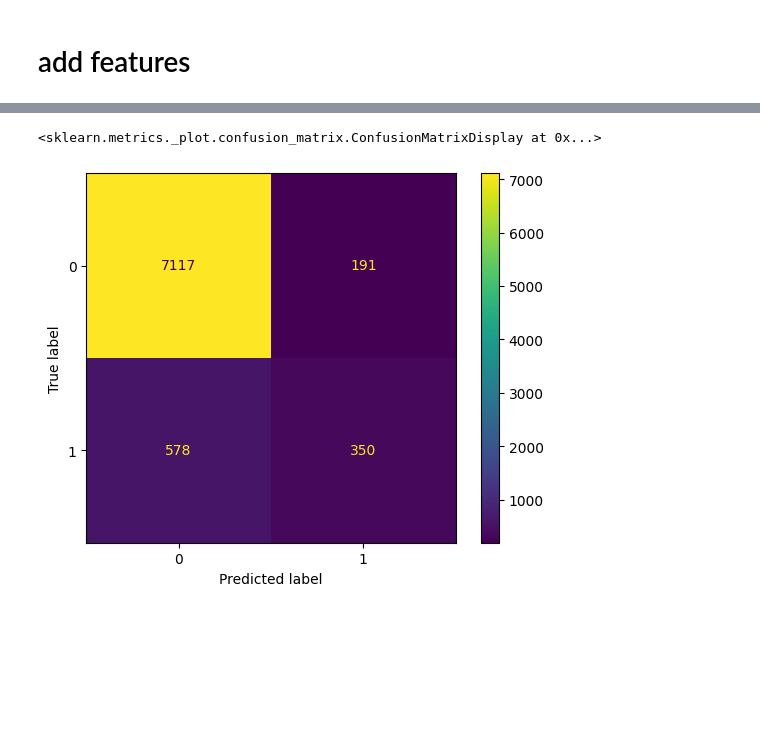
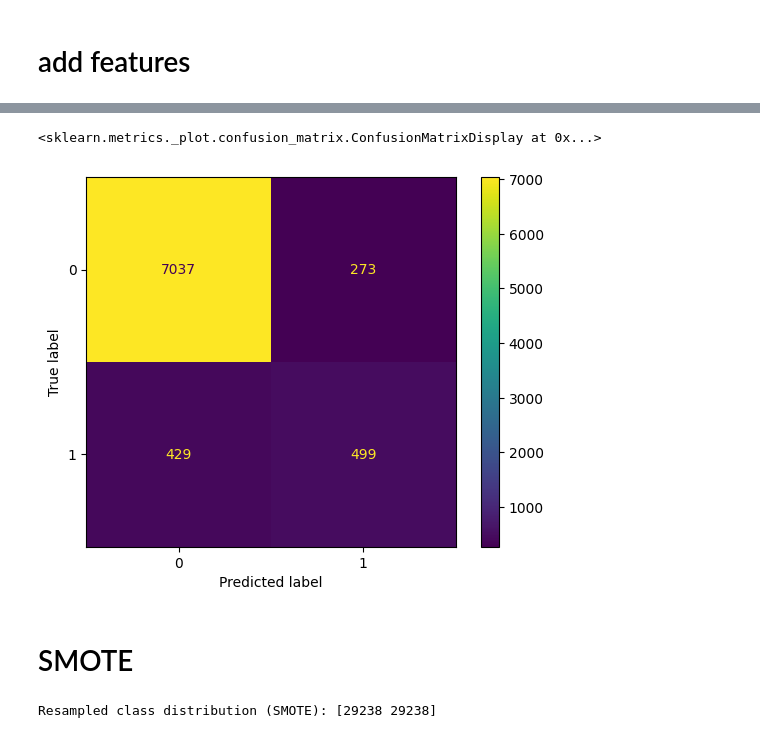
Before and after one commit to Sumanabec/AIML, a Jupyter notebook: bank-marketing-classification/bank-marketing-classification.ipynb, the cells around one changed output, grey strips where cells are left out. Cells and saved outputs as stored; diff of their text form; code cells hidden in the pictures; blank space fills up the shorter version.

Commit message:
smote xgboost 0.63

```diff
--- a/bank-marketing-classification/bank-marketing-classification.ipynb
+++ b/bank-marketing-classification/bank-marketing-classification.ipynb
@@ -1142,33 +1252,35 @@ day_cos is skewed
+# %%
+cleaned_bank_df["y"] = cleaned_bank_df["y"].map({'yes': 1, 'no':0})
+# %%
+
+X = cleaned_bank_df.drop("y", axis=1)
+y = cleaned_bank_df["y"]
+
+X_train, X_test, y_train, y_test = train_test_split(X, y, test_size=0.2, stratify=y, random_state=9)
 # %%
-new_bank_df = create_new_features(bank_df)
 
-X = bank_df.drop("y", axis=1)
-y = bank_df["y"]
-
-X_train, X_test, y_train, y_test = train_test_split(X, y, test_size=0.2, stratify=y, random_state=9)
-
-numeric_cols1 =['age', 'duration', 'campaign', 'pdays', 'previous', 'nr.employed', 'cons.price.idx'] # "month_sin", "month_cos", "day_sin", "day_cos"] # symmetric
-numeric_cols2 = ['emp.var.rate', 'cons.conf.idx', 'euribor3m' ] # skewed
-categorical_cols = ['job', 'marital', 'education', 'default', 'housing', 'loan', 'contact', 'poutcome'] #, 'month', 'day_of_week'
-passthrough_cols = ['age', 'duration', 'campaign', 'pdays', 'previous', 'nr.employed', 'cons.price.idx', 'emp.var.rate', 'cons.conf.idx', 'euribor3m', "month_sin", "month_cos", "day_sin", "day_cos" ]
+categorical_cols = ['job', 'marital', 'education', 'default', 'housing', 'loan', 'contact', 'month', 'day_of_week', 'poutcome'] #, 'month', 'day_of_week'
+passthrough_cols = ['age', 'duration', 'campaign', 'was_contacted_before', 'pdays', 'previous', 'nr.employed', 'cons.price.idx',
+                    'emp.var.rate', 'cons.conf.idx', 'euribor3m'] #, "month_sin", "month_cos", "day_sin", "day_cos"
 
 preporcessor = ColumnTransformer(transformers=[
     ('one_hot_encode', OneHotEncoder(handle_unknown='ignore'), categorical_cols),
     ("pass", 'passthrough', passthrough_cols)
 ])
 # %%
+results = []
 advance_models = {
-    'Random Forest': RandomForestClassifier(n_estimators=100, oob_score=True, random_state=9),
+    'Random Forest': RandomForestClassifier(n_estimators=100, class_weight='balanced', oob_score=True, random_state=9),
     'Random Forest - Balanced': RandomForestClassifier(n_estimators=100, class_weight='balanced', oob_score=True, random_state=9),
-    'Adaboost': AdaBoostClassifier(estimator=DecisionTreeClassifier(max_depth=1), n_estimators=100, random_state=9),
-    'Adaboost - Balanced': AdaBoostClassifier(estimator=DecisionTreeClassifier(max_depth=1, class_weight='balanced'), n_estimators=100,  random_state=9)
-    #'XGBoost': xgb.
+    'Adaboost': AdaBoostClassifier(estimator=DecisionTreeClassifier(max_depth=1,class_weight='balanced'), n_estimators=100, random_state=9),
+    'Adaboost - Balanced': AdaBoostClassifier(estimator=DecisionTreeClassifier(max_depth=1, class_weight='balanced'), n_estimators=100,  random_state=9),
+    'XGBoost': XGBClassifier(eval_metric='auc', n_estimators=300, learning_rate=0.05, max_depth=4, random_state=42)
 }
 
-#fitted_pipeline = {}
+fitted_pipeline = {}
 for name, model in advance_models.items():
     pipe = Pipeline([('pre', preporcessor), ('model', model)])
-    fitted_pipeline[name] = evaluate_model(name, pipe, X_train, y_train, X_test, y_test, results)
+    fitted_pipeline[name] = evaluate_model(name, pipe, X_train, y_train, X_test, y_test, threshold, results)
 
 pd.DataFrame(results)
 # %% [output]
@@ -1192,6 +1293,45 @@ pd.DataFrame(results)
 # %%
-cm = confusion_matrix(y_test, fitted_pipeline["Adaboost"].predict(X_test))
+cm = confusion_matrix(y_test, fitted_pipeline["XGBoost"].predict(X_test))
 ConfusionMatrixDisplay(cm).plot()
 # %% [output]
 <sklearn.metrics._plot.confusion_matrix.ConfusionMatrixDisplay at 0x...>
-[figure, old version]
+[figure, new version]
+# %% [markdown]
+# SMOTE
+# %%
+from imblearn.over_sampling import SMOTENC
+
+
+categorical_cols = ['job', 'marital', 'education', 'default', 'housing', 'loan', 'contact', 'month', 'day_of_week', 'poutcome'] #, 'month', 'day_of_week'
+numeric_cols = ['age', 'duration', 'campaign', 'was_contacted_before', 'pdays', 'previous', 'nr.employed', 'cons.price.idx',
+                    'emp.var.rate', 'cons.conf.idx', 'euribor3m'] #, "month_sin", "month_cos", "day_sin", "day_cos"
+
+preporcessor = ColumnTransformer(transformers=[
+    ('one_hot_encode', OneHotEncoder(handle_unknown='ignore'), categorical_cols),
+    ("num", StandardScaler(), numeric_cols)
+])
+
+#handle outliers
+
+# cleaned_bank_df= bank_df.copy()
+# num_cols = cleaned_bank_df.select_dtypes(exclude='object').columns.to_list()
+# outlier_df = (cleaned_bank_df[num_cols].apply(count_outliers)).reset_index().rename(columns={"index": "Feature", 0: "Percentage"})
+
+
+# high_outliers = outlier_df[outlier_df["Percentage"] > 0]["Feature"].to_list()
+# cleaned_bank_df[high_outliers] = cleaned_bank_df[high_outliers].apply(handle_outliers)
+
+#cleaned_bank_df[high_outliers] = cleaned_bank_df[high_outliers].apply(handle_outliers)
+
+#SmoteNC
+smote_nc = SMOTENC(categorical_features=categorical_cols, random_state=42)
+
+X_res, y_res = smote_nc.fit_resample(X_train, y_train)
+
+X_train_encode = preporcessor.fit_transform(X_res)
+X_test_encode = preporcessor.transform(X_test)
+
+
+print('Resampled class distribution (SMOTE):', np.bincount(y_res))
+# %% [output]
+Resampled class distribution (SMOTE): [29238 29238]
```
Also changed, not shown: parts of 63 cells of this notebook.
